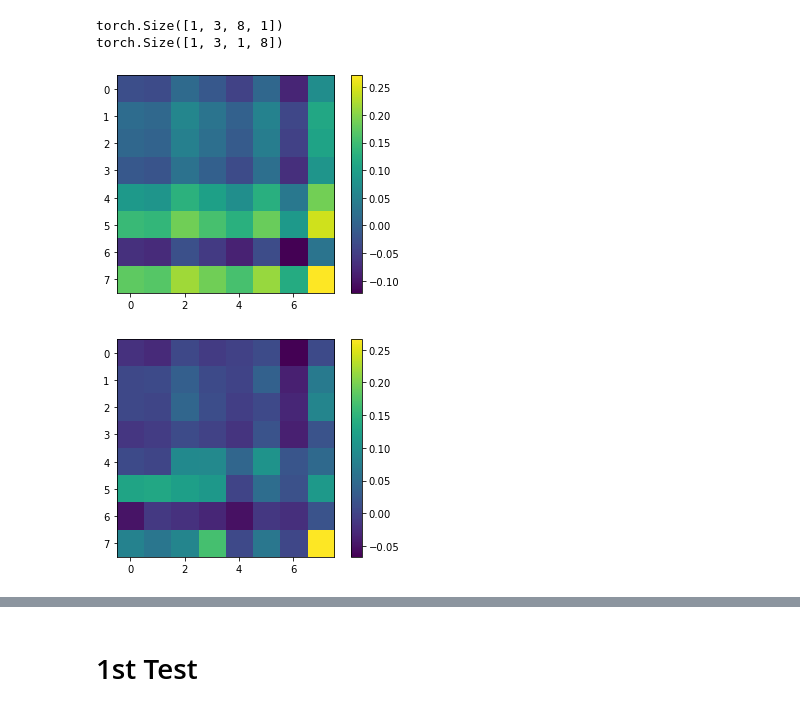
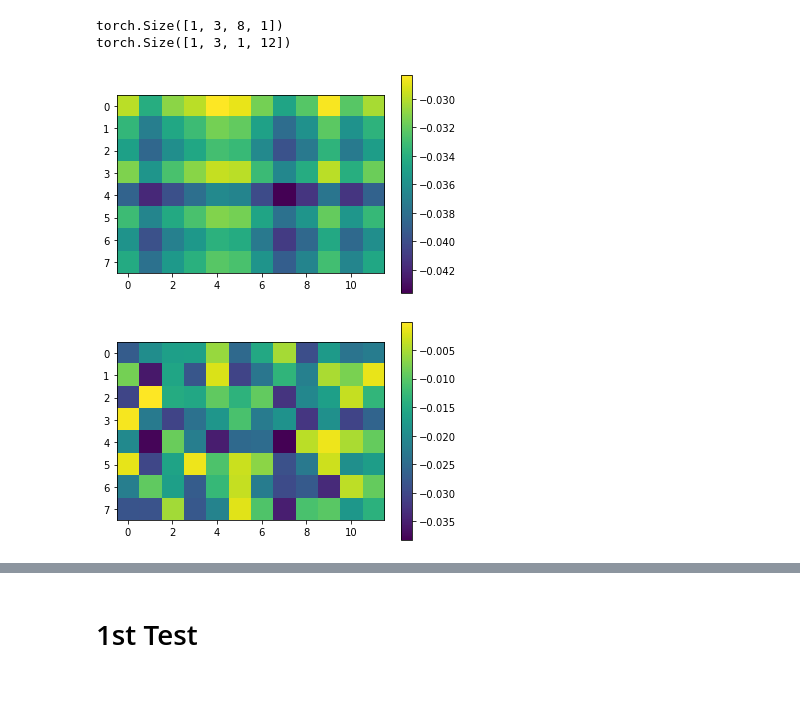
Before and after one commit to SolidusAbi/AttentionMap, a Jupyter notebook: notebooks/coordinateAttention.ipynb, the cells around one changed output, grey strips where cells are left out. Cells and saved outputs as stored; diff of their text form; code cells hidden in the pictures.

```diff
--- a/notebooks/coordinateAttention.ipynb
+++ b/notebooks/coordinateAttention.ipynb
@@ -12,7 +12,7 @@ if sparse_dir not in sys.path:
 import torch
 from matplotlib import pyplot as plt
 
-a = torch.rand(1,3,8,8)
+a = torch.rand(1,3,8,12)
 N,C,H,W = a.size()
 plt.imshow(a[0,0])
 plt.colorbar()
@@ -22,31 +22,35 @@ plt.show()
 # %%
 from torch import nn
 conv_c = nn.Conv2d(C, 1, 1, bias=False)
-conv_h = nn.Conv2d(C, C, (1, W), bias=False, groups=C)
-conv_w = nn.Conv2d(C, C, (H, 1), bias=True, groups=C)
-act = nn.SELU()
+bn = nn.BatchNorm2d(C)
+# conv_h = nn.Conv2d(C, C, (1, W), bias=False, groups=C)
+# conv_w = nn.Conv2d(C, C, (H, 1), bias=True, groups=C)
+conv_h = nn.Conv2d(C, C, (1, W), bias=False)
+conv_w = nn.Conv2d(C, C, (H, 1), bias=False)
+selu = nn.SiLU()
+sigmoid = nn.Sigmoid()
 # act = nn.Softmax(dim=2)
 
-x_h = conv_h(a)
-x_w = conv_w(a)
+x_h = sigmoid(conv_h(a))
+x_w = sigmoid(conv_w(a))
 
 print(x_h.shape)
 print(x_w.shape)
 # print(torch.relu(x_h+x_w).shape)
 
-result = conv_c(act(x_h+x_w)).detach()
+result = selu(conv_c(x_h*x_w)).detach()
 # result = torch.softmax(result.view(N,1,-1), dim=2).view(N,1,W,H)
 plt.imshow(result[0,0])
 plt.colorbar()
 plt.show()
 # %% [output]
 torch.Size([1, 3, 8, 1])
-torch.Size([1, 3, 1, 8])
+torch.Size([1, 3, 1, 12])
-[figure, old version]
+[figure, new version]
 # %%
 f = torch.mul(result.expand_as(a), a)
 plt.imshow(f[0,1])
 plt.colorbar()
 plt.show()
 # %% [output]
-[figure, old version]
+[figure, new version]
```
Also changed, not shown: parts of 9 cells of this notebook, 3 other files.
